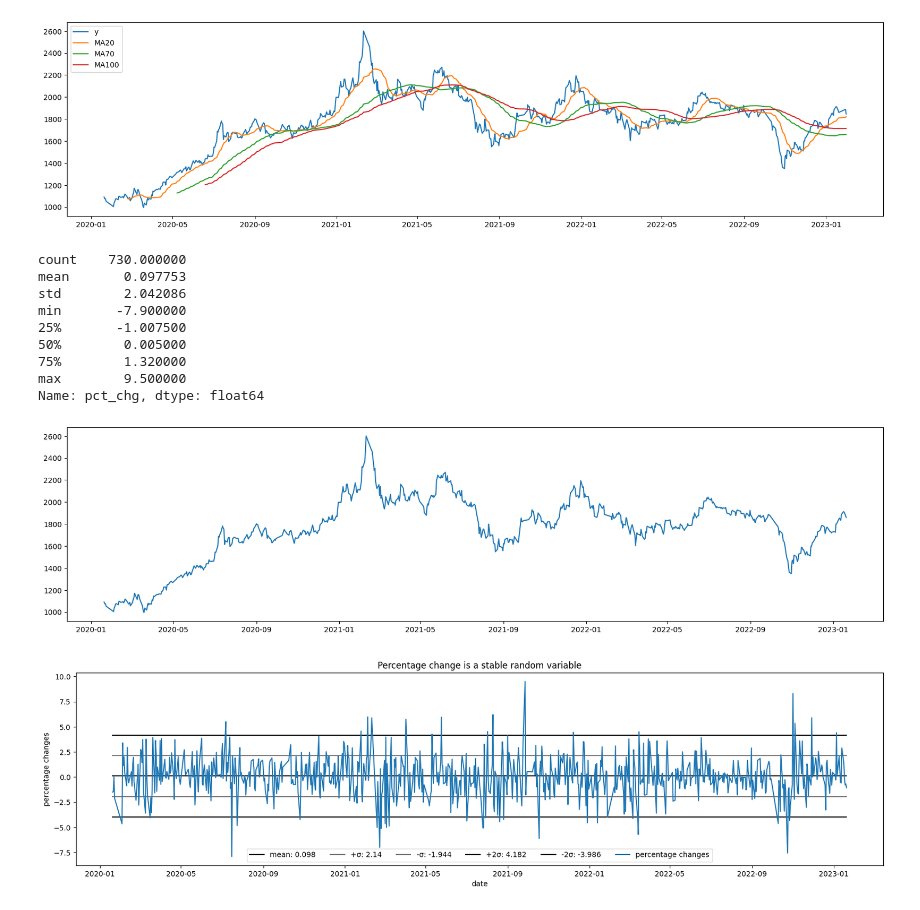
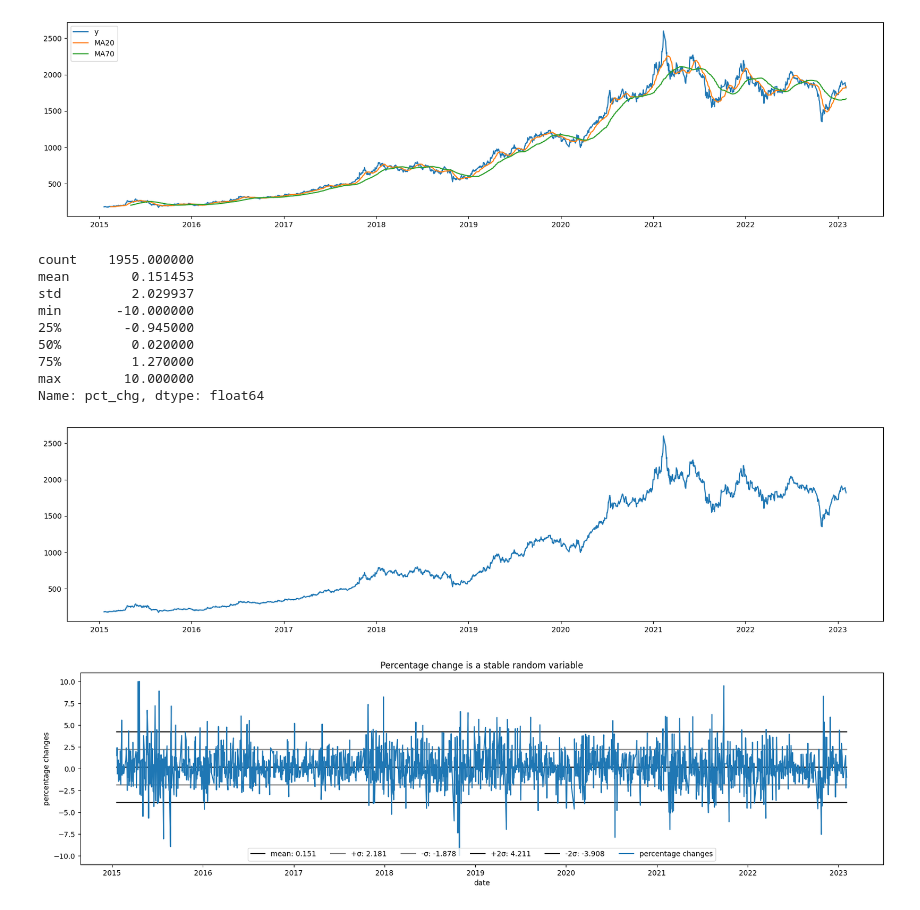
Before and after one commit to yingrui/turtle, a Jupyter notebook: notebook/explore.ipynb, the cells around one changed output. Saved outputs shown, nothing was run; the diff lists cells and outputs as text; code cells hidden in the pictures.

```diff
--- a/notebook/explore.ipynb
+++ b/notebook/explore.ipynb
@@ -14,11 +14,11 @@ from util.chart_methods import draw_time_series_with_mean_and_std
 # %%
 data_engine = StockTradeDataEngine()
 # %%
-df = data_engine.get_trade_data_by_code('600519.SH', date(2020, 1, 20), date(2023, 1, 31))
+df = data_engine.get_trade_data_by_code('600519.SH', date(2015, 1, 20), date.today())
 # %%
-draw_line_chart_with_moving_average(x_series=df.trade_date, y_series=df.close, sma_days_list=[20,70,100])
+draw_line_chart_with_moving_average(x_series=df.trade_date, y_series=df.close, sma_days_list=[20,70])
 # %% [output]
-[figure, old version]
+[figure, new version]
 # %%
 y_series = pd.Series(df.pct_chg)
 x_series = pd.Series(df.trade_date)
@@ -26,14 +26,14 @@ x_series = pd.Series(df.trade_date)
 desc = y_series.describe()
 desc
 # %% [output]
-count    730.000000
-mean       0.097753
-std        2.042086
-min       -7.900000
-25%       -1.007500
-50%        0.005000
-75%        1.320000
-max        9.500000
+count    1955.000000
+mean        0.151453
+std         2.029937
+min       -10.000000
+25%        -0.945000
+50%         0.020000
+75%         1.270000
+max        10.000000
 Name: pct_chg, dtype: float64
 # %%
 f = plt.figure()
@@ -41,8 +41,8 @@ f.set_figwidth(20)
 plt.plot(x_series, pd.Series(df.close))
 plt.show()
 # %% [output]
-[figure, old version]
+[figure, new version]
 # %%
 draw_time_series_with_mean_and_std(x_series, y_series, title='Percentage change is a stable random variable', xlabel='date', ylabel='percentage changes')
 # %% [output]
-[figure, old version]
+[figure, new version]
```
Also changed, not shown: 4 other files.
